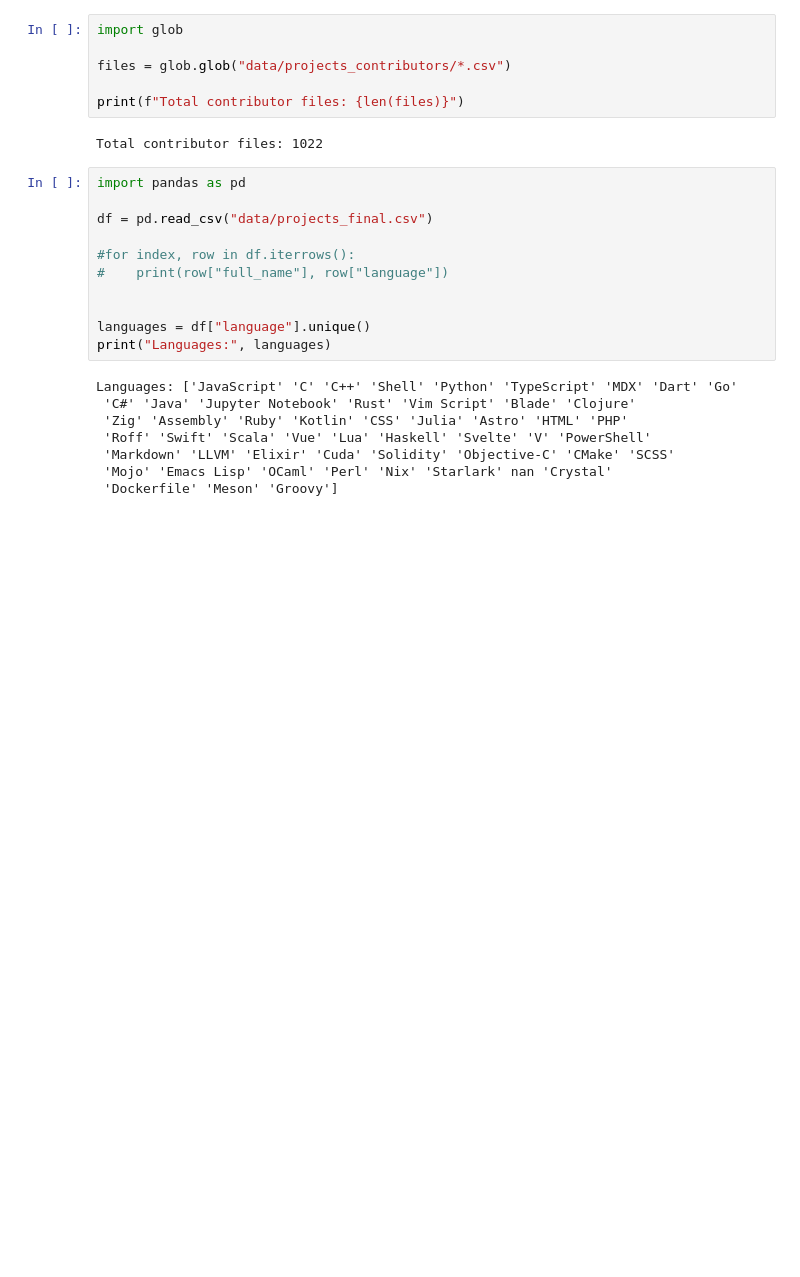
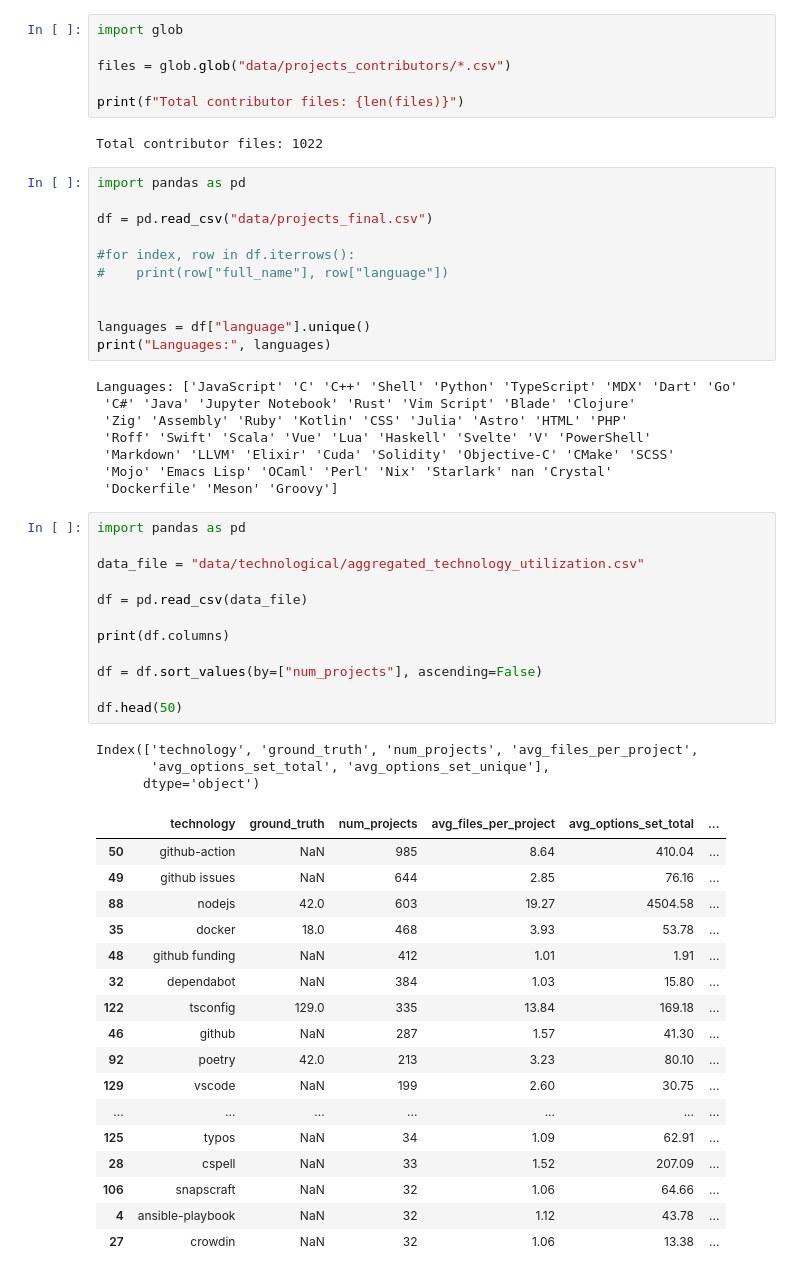
Before and after one commit to simisimon/config-space, a Jupyter notebook: test.ipynb, the cells around one changed output. Drawn from its saved outputs; the diff is of its cells as text; blank space fills up the shorter version.

```diff
--- a/test.ipynb
+++ b/test.ipynb
@@ -184,3 +184,36 @@ Languages: ['JavaScript' 'C' 'C++' 'Shell' 'Python' 'TypeScript' 'MDX' 'Dart' 'G
  'Markdown' 'LLVM' 'Elixir' 'Cuda' 'Solidity' 'Objective-C' 'CMake' 'SCSS'
  'Mojo' 'Emacs Lisp' 'OCaml' 'Perl' 'Nix' 'Starlark' nan 'Crystal'
  'Dockerfile' 'Meson' 'Groovy']
+# %%
+import pandas as pd
+
+data_file = "data/technological/aggregated_technology_utilization.csv"
+
+df = pd.read_csv(data_file)
+
+print(df.columns)
+
+df = df.sort_values(by=["num_projects"], ascending=False)
+
+df.head(50)
+# %% [output]
+Index(['technology', 'ground_truth', 'num_projects', 'avg_files_per_project',
+       'avg_options_set_total', 'avg_options_set_unique'],
+      dtype='object')
+|  | technology | ground_truth | num_projects | avg_files_per_project | avg_options_set_total | ... |
+| 50 | github-action | NaN | 985 | 8.64 | 410.04 | ... |
+| 49 | github issues | NaN | 644 | 2.85 | 76.16 | ... |
+| 88 | nodejs | 42.0 | 603 | 19.27 | 4504.58 | ... |
+| 35 | docker | 18.0 | 468 | 3.93 | 53.78 | ... |
+| 48 | github funding | NaN | 412 | 1.01 | 1.91 | ... |
+| 32 | dependabot | NaN | 384 | 1.03 | 15.80 | ... |
+| 122 | tsconfig | 129.0 | 335 | 13.84 | 169.18 | ... |
+| 46 | github | NaN | 287 | 1.57 | 41.30 | ... |
+| 92 | poetry | 42.0 | 213 | 3.23 | 80.10 | ... |
+| 129 | vscode | NaN | 199 | 2.60 | 30.75 | ... |
+| ... | ... | ... | ... | ... | ... | ... |
+| 125 | typos | NaN | 34 | 1.09 | 62.91 | ... |
+| 28 | cspell | NaN | 33 | 1.52 | 207.09 | ... |
+| 106 | snapscraft | NaN | 32 | 1.06 | 64.66 | ... |
+| 4 | ansible-playbook | NaN | 32 | 1.12 | 43.78 | ... |
+| 27 | crowdin | NaN | 32 | 1.06 | 13.38 | ... |
```
Also changed, not shown: parts of 1 cell of this notebook, 2 other files.
